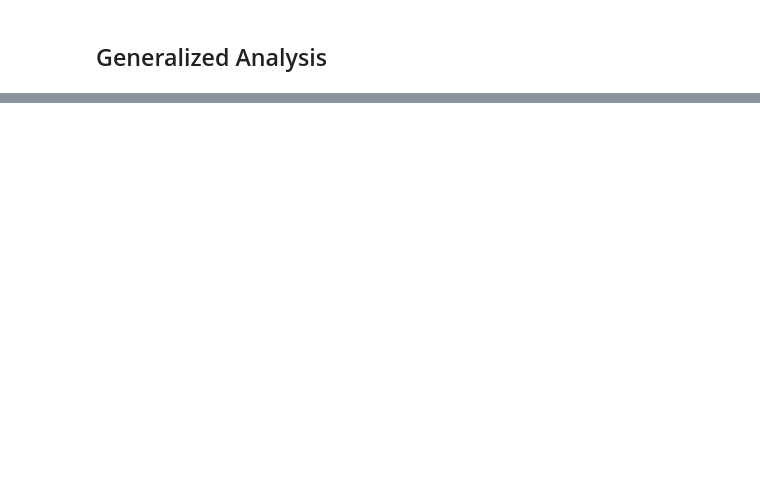
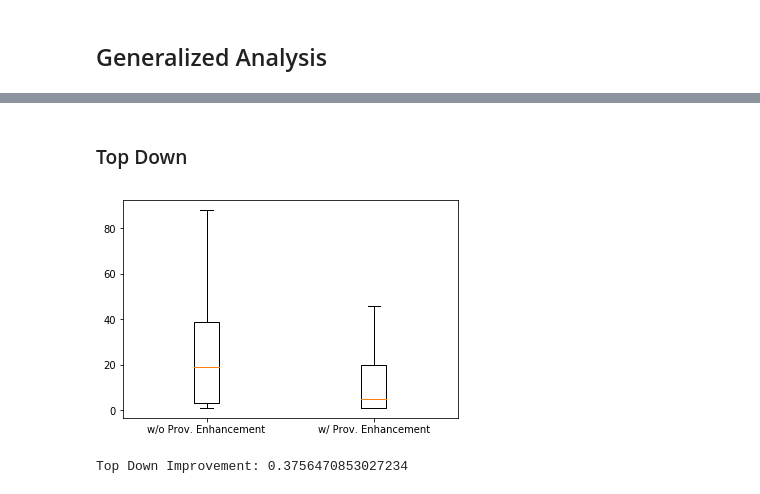
Before and after one commit to gems-uff/debugprov, a Jupyter notebook: experiments/13-Result_Analysis.ipynb, the cells around one changed output, grey strips where cells are left out. Drawn from its saved outputs; the diff is of its cells as text; code cells hidden in the pictures; blank space fills up the shorter version.

```diff
--- a/experiments/13-Result_Analysis.ipynb
+++ b/experiments/13-Result_Analysis.ipynb
@@ -158,0 +177,8 @@ data_frame
+# %% [markdown]
+### Top Down
+# %%
+plt.boxplot([r_top_down,r_top_down_prov],showfliers=False,labels=['w/o Prov. Enhancement','w/ Prov. Enhancement'])
+plt.title(top_down)
+plt.savefig('analysis/by_navigation_strategy/top_down.pdf')
+# %% [output]
+[figure, added]
@@ -158,0 +191,4 @@ data_frame
+# %%
+print("Top Down Improvement: {}".format((sum(r_top_down) - sum(r_top_down_prov)) / sum(r_top_down)))
+# %% [output]
+Top Down Improvement: 0.3756470853027234
```
Also changed, not shown: parts of 26 cells of this notebook.
